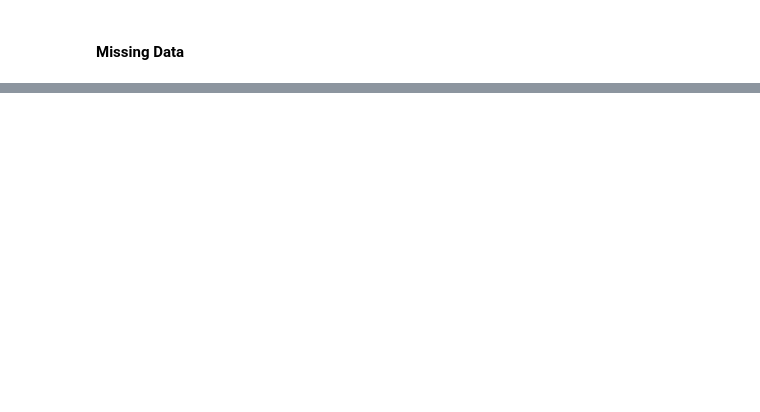
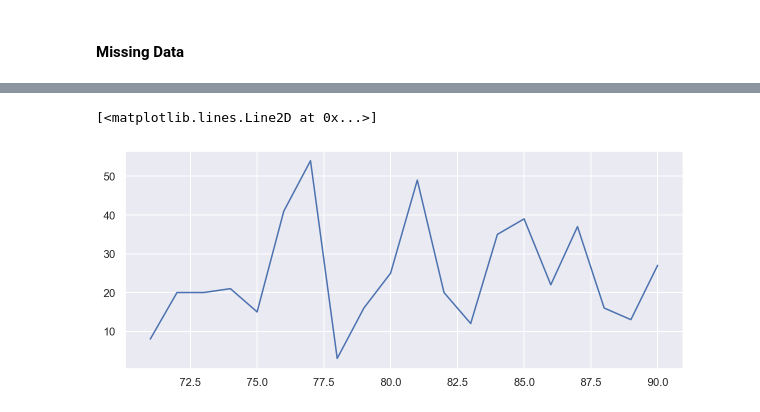
Before and after one commit to AntonyWalsh/S2CA2, a Jupyter notebook: Sentiment and Time Series.ipynb, the cells around one changed output, grey strips where cells are left out. Saved outputs shown, nothing was run; the diff lists cells and outputs as text; code cells hidden in the pictures; blank space fills up the shorter version.

```diff
--- a/Sentiment and Time Series.ipynb
+++ b/Sentiment and Time Series.ipynb
@@ -244,0 +298,10 @@ plt.show()
+# %%
+#copy pos df
+autoregression = pos.copy()
+
+#Drop date column
+autoregression.drop(['date'], axis=1,inplace=True)
+
+#Drop July 1st for now
+autoregression= autoregression.drop(labels=[91], axis=0)
+autoregression.tail()
@@ -244,0 +315,16 @@ plt.show()
+# %%
+#Set the size of the training data and test data.
+train = autoregression[0:70]
+test = autoregression[71:91]
+# %%
+#Convert dataframes to a series
+train = train.squeeze()
+test = test.squeeze()
+# %%
+#Plot the test data pattern
+plt.figure(figsize=(10,4))
+sns.set(font_scale=1)
+plt.plot(test)
+# %% [output]
+[<matplotlib.lines.Line2D at 0x...>]
+[figure, added]
```
Also changed, not shown: parts of 45 cells of this notebook, 1 other file.
